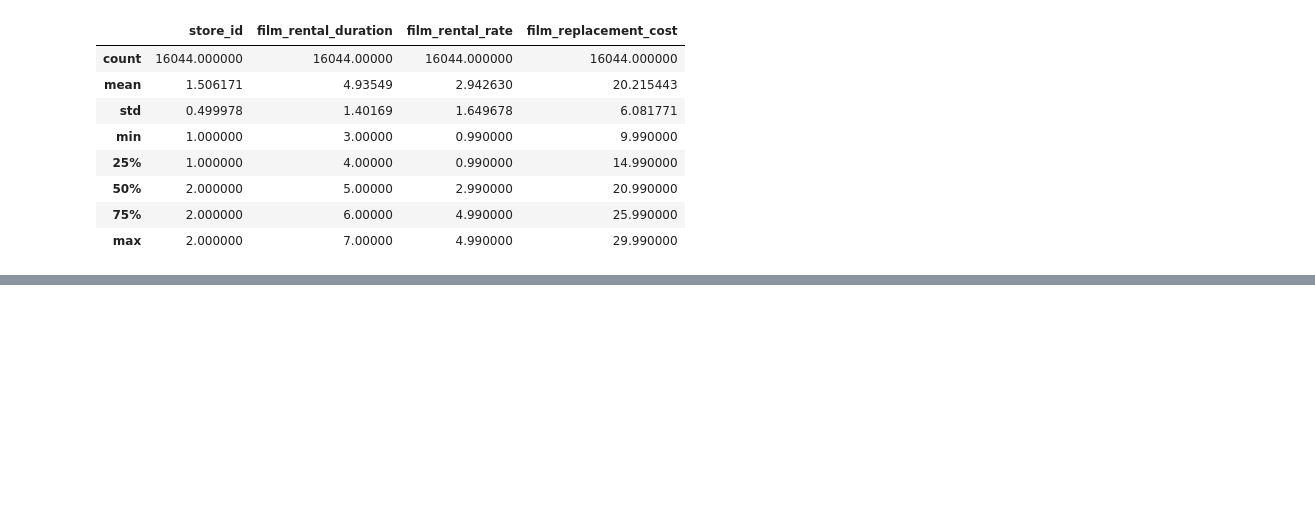
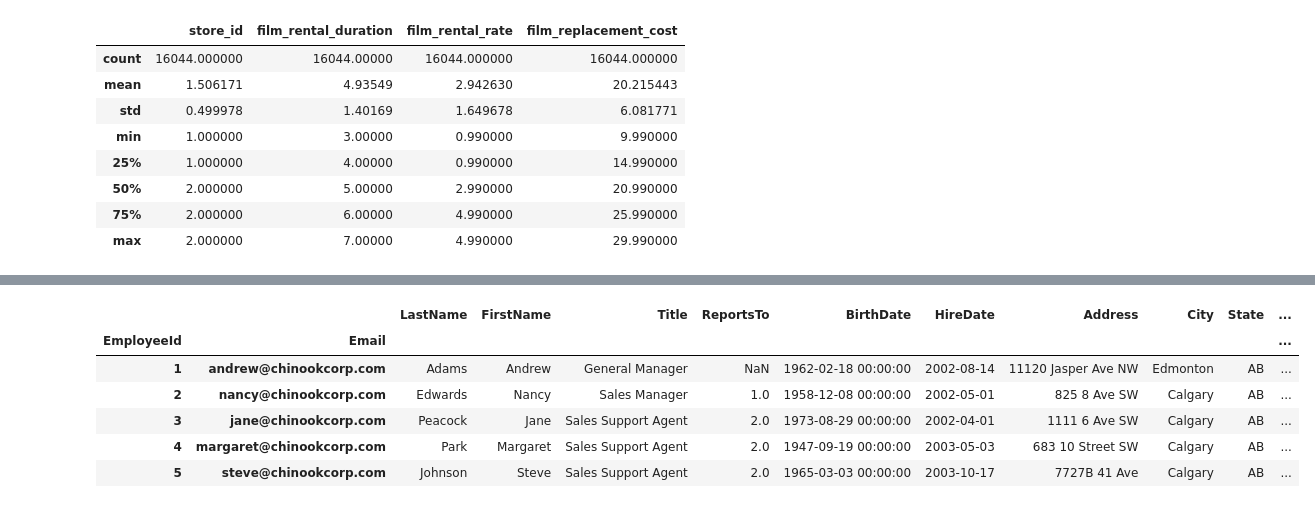
Before and after one commit to jrjosias2/PythonScripts, a Jupyter notebook: FreeCode_Camp/DS_Py/Lecture_2.ipynb, the cells around one changed output, grey strips where cells are left out. Cells and saved outputs as stored; diff of their text form; code cells hidden in the pictures; blank space fills up the shorter version.

```diff
--- a/FreeCode_Camp/DS_Py/Lecture_2.ipynb
+++ b/FreeCode_Camp/DS_Py/Lecture_2.ipynb
@@ -81,3 +81,5 @@ _Need help, please [click here](https://www.coursera.org)_
 **Teste de conteudo**
 
 > _Teste de conteudo 3 para [linkedin do Josa](https://www.linkedin.com/in/josias-junior-leonardo-5a51349/)_
+# %%
+conn2 = sqlite3.connect('Data/chinook.db')
@@ -83,0 +134,11 @@ _Need help, please [click here](https://www.coursera.org)_
+# %%
+df_sql_idx = pd.read_sql('SELECT * FROM employees;', conn2, index_col=['EmployeeId', 'Email'], parse_dates=['Birthdate', 'HireDate'])
+df_sql_idx.head()
+# %% [output]
+|  |  | LastName | FirstName | Title | ReportsTo | BirthDate | HireDate | Address | City | State | ... |
+| EmployeeId | Email |  |  |  |  |  |  |  |  |  | ... |
+| 1 | andrew@chinookcorp.com | Adams | Andrew | General Manager | NaN | 1962-02-18 00:00:00 | 2002-08-14 | 11120 Jasper Ave NW | Edmonton | AB | ... |
+| 2 | nancy@chinookcorp.com | Edwards | Nancy | Sales Manager | 1.0 | 1958-12-08 00:00:00 | 2002-05-01 | 825 8 Ave SW | Calgary | AB | ... |
+| 3 | jane@chinookcorp.com | Peacock | Jane | Sales Support Agent | 2.0 | 1973-08-29 00:00:00 | 2002-04-01 | 1111 6 Ave SW | Calgary | AB | ... |
+| 4 | margaret@chinookcorp.com | Park | Margaret | Sales Support Agent | 2.0 | 1947-09-19 00:00:00 | 2003-05-03 | 683 10 Street SW | Calgary | AB | ... |
+| 5 | steve@chinookcorp.com | Johnson | Steve | Sales Support Agent | 2.0 | 1965-03-03 00:00:00 | 2003-10-17 | 7727B 41 Ave | Calgary | AB | ... |
```
Also changed, not shown: parts of 6 cells of this notebook, 3 other files.
